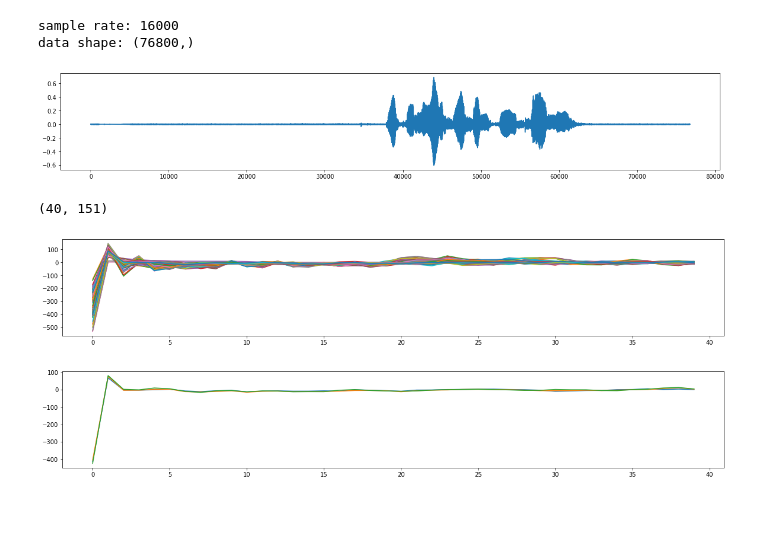
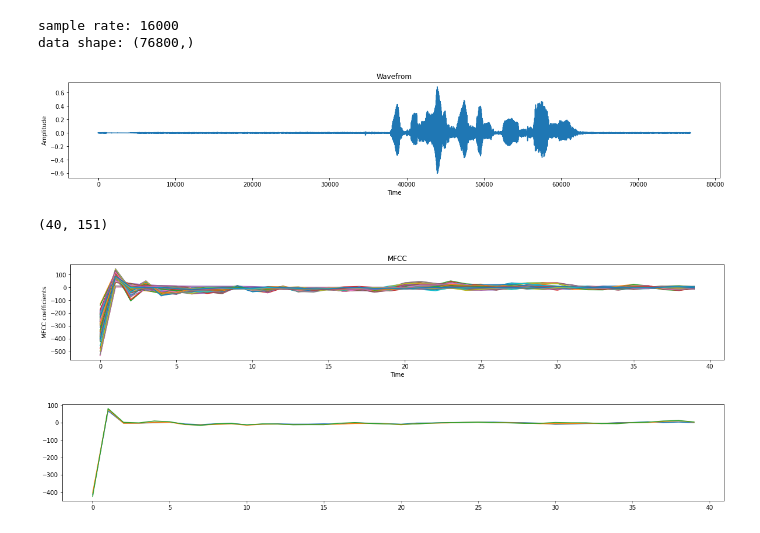
Before and after one commit to menon92/DL-Sneak-Peek, a Jupyter notebook: audio/audio_feature_visualization.ipynb, the cells around one changed output. Cells and saved outputs as stored; diff of their text form; code cells hidden in the pictures.

```diff
--- a/audio/audio_feature_visualization.ipynb
+++ b/audio/audio_feature_visualization.ipynb
@@ -5,7 +7,7 @@ import librosa
 from matplotlib import pyplot as plt
 import IPython.display as ipd
 # %%
-audio_path = "test_wav_070078fb60.wav"
+audio_path = "070078fb60.wav"
 
 # play audio file
 ipd.Audio(audio_path)
@@ -24,9 +25,12 @@ data shape: (76800,)
 plt.rcParams["figure.figsize"] = (20, 3)
 # %%
 plt.plot(y)
+plt.xlabel("Time")
+plt.ylabel("Amplitude")
+plt.title("Wavefrom")
 plt.show()
 # %% [output]
-[figure, old version]
+[figure, new version]
 # %%
 mfcc_feature = librosa.feature.mfcc(y=y, sr=sr, n_mfcc=40)
 # %%
@@ -35,9 +39,12 @@ print(mfcc_feature.shape)
 (40, 151)
 # %%
 plt.plot(mfcc_feature)
+plt.xlabel("Time")
+plt.ylabel("MFCC coefficients")
+plt.title("MFCC")
 plt.show()
 # %% [output]
-[figure, old version]
+[figure, new version]
 # %%
 plt.plot(mfcc_feature[:,:3])
 plt.show()
```
Also changed, not shown: parts of 11 cells of this notebook.
